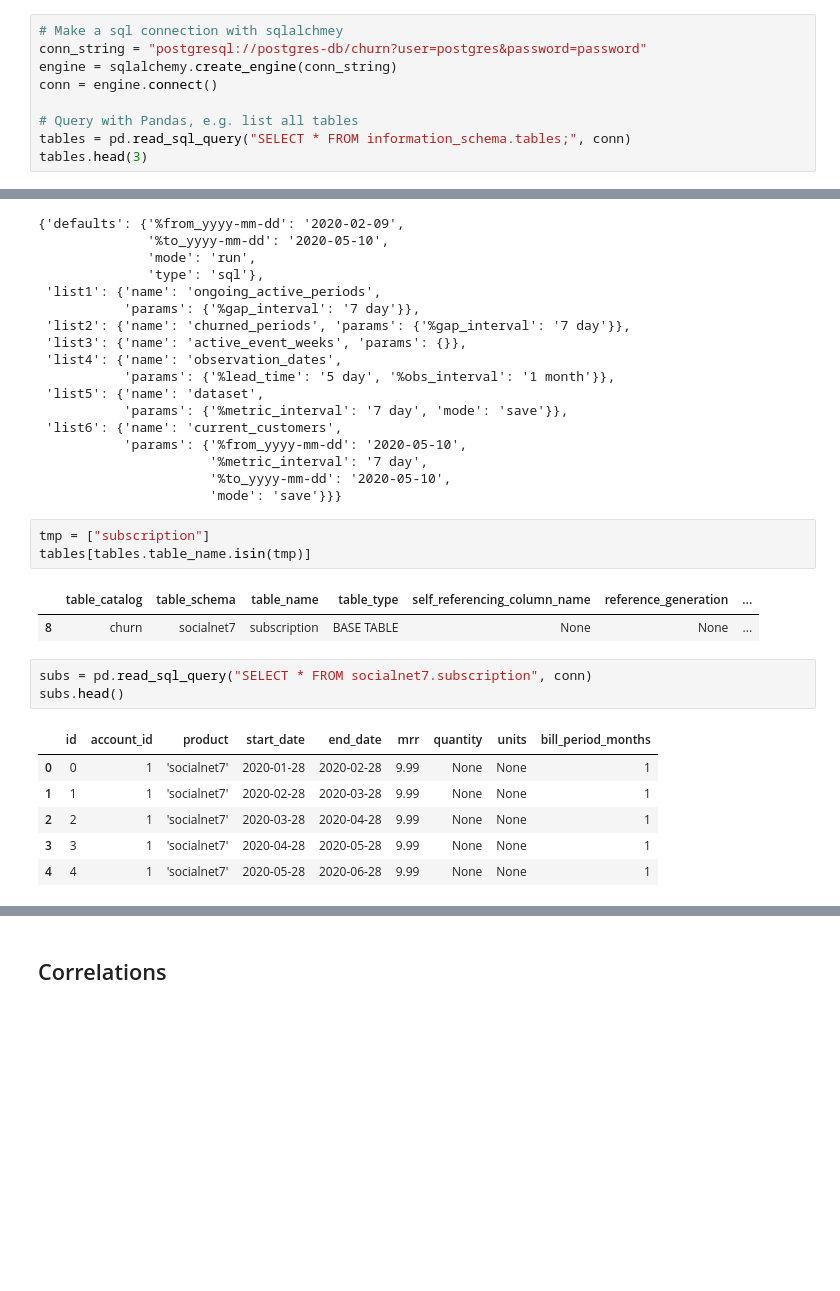
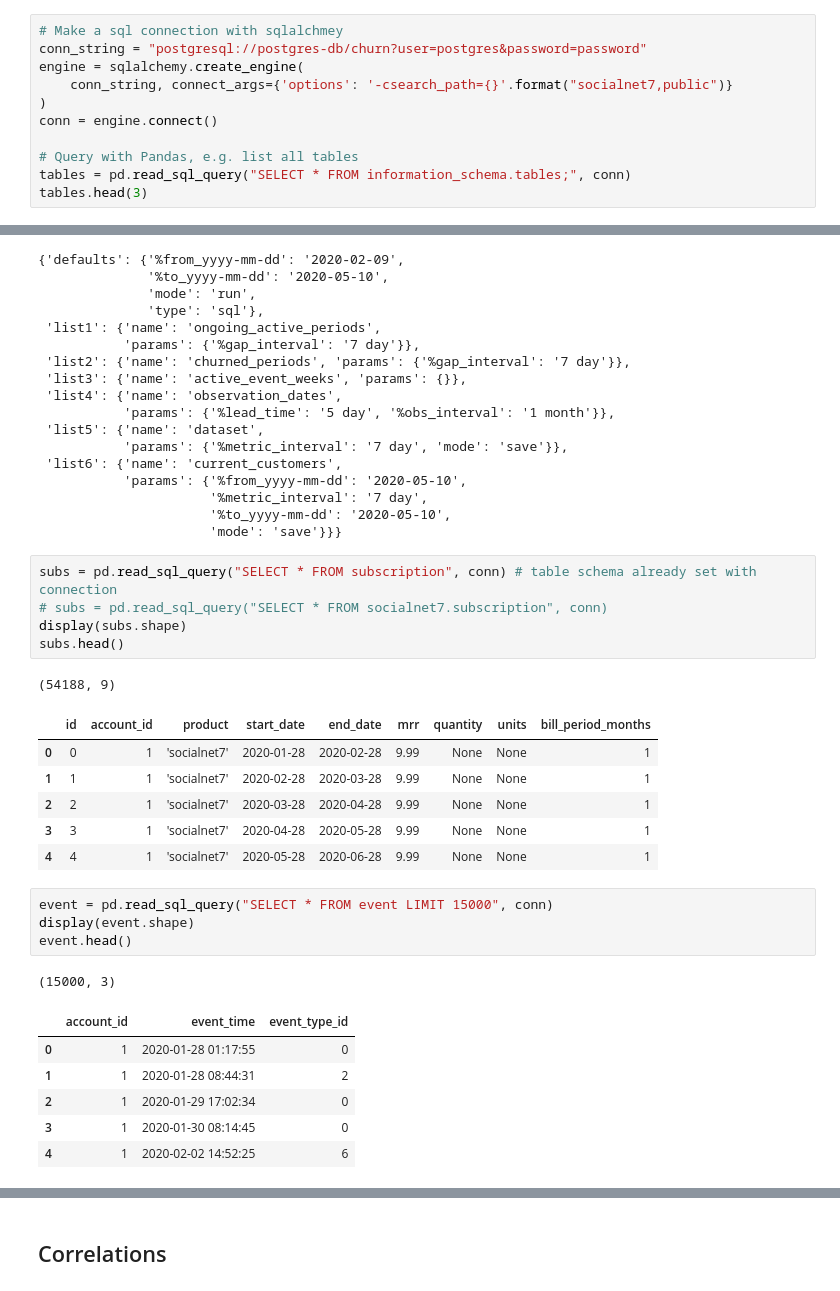
Before and after one commit to davilayang/fight-churn, a Jupyter notebook: notebooks/06-correlations.ipynb, the cells around one changed output, grey strips where cells are left out. Cells and saved outputs as stored; diff of their text form; blank space fills up the shorter version.

Commit message:
Reformat query & update notebook

```diff
--- a/notebooks/06-correlations.ipynb
+++ b/notebooks/06-correlations.ipynb
@@ -9,7 +9,9 @@ from pprint import pprint
 # %%
 # Make a sql connection with sqlalchmey
 conn_string = "postgresql://postgres-db/churn?user=postgres&password=password"
-engine = sqlalchemy.create_engine(conn_string)
+engine = sqlalchemy.create_engine(
+    conn_string, connect_args={'options': '-csearch_path={}'.format("socialnet7,public")}
+)
 conn = engine.connect()
 
 # Query with Pandas, e.g. list all tables
@@ -48,19 +50,28 @@ pprint(chap4)
                       '%metric_interval': '7 day',
                       '%to_yyyy-mm-dd': '2020-05-10',
                       'mode': 'save'}}}
-# %%
-tmp = ["subscription"]
-tables[tables.table_name.isin(tmp)]
-# %% [output]
-|  | table_catalog | table_schema | table_name | table_type | self_referencing_column_name | reference_generation | ... |
-| 8 | churn | socialnet7 | subscription | BASE TABLE | None | None | ... |
 # %%
-subs = pd.read_sql_query("SELECT * FROM socialnet7.subscription", conn)
+subs = pd.read_sql_query("SELECT * FROM subscription", conn) # table schema already set with connection
+# subs = pd.read_sql_query("SELECT * FROM socialnet7.subscription", conn)
+display(subs.shape)
 subs.head()
 # %% [output]
+(54188, 9)
 |  | id | account_id | product | start_date | end_date | mrr | quantity | units | bill_period_months |
 | 0 | 0 | 1 | 'socialnet7' | 2020-01-28 | 2020-02-28 | 9.99 | None | None | 1 |
 | 1 | 1 | 1 | 'socialnet7' | 2020-02-28 | 2020-03-28 | 9.99 | None | None | 1 |
 | 2 | 2 | 1 | 'socialnet7' | 2020-03-28 | 2020-04-28 | 9.99 | None | None | 1 |
 | 3 | 3 | 1 | 'socialnet7' | 2020-04-28 | 2020-05-28 | 9.99 | None | None | 1 |
 | 4 | 4 | 1 | 'socialnet7' | 2020-05-28 | 2020-06-28 | 9.99 | None | None | 1 |
+# %%
+event = pd.read_sql_query("SELECT * FROM event LIMIT 15000", conn)
+display(event.shape)
+event.head()
+# %% [output]
+(15000, 3)
+|  | account_id | event_time | event_type_id |
+| 0 | 1 | 2020-01-28 01:17:55 | 0 |
+| 1 | 1 | 2020-01-28 08:44:31 | 2 |
+| 2 | 1 | 2020-01-29 17:02:34 | 0 |
+| 3 | 1 | 2020-01-30 08:14:45 | 0 |
+| 4 | 1 | 2020-02-02 14:52:25 | 6 |
```
Also changed, not shown: parts of 14 cells of this notebook, 5 other files.
